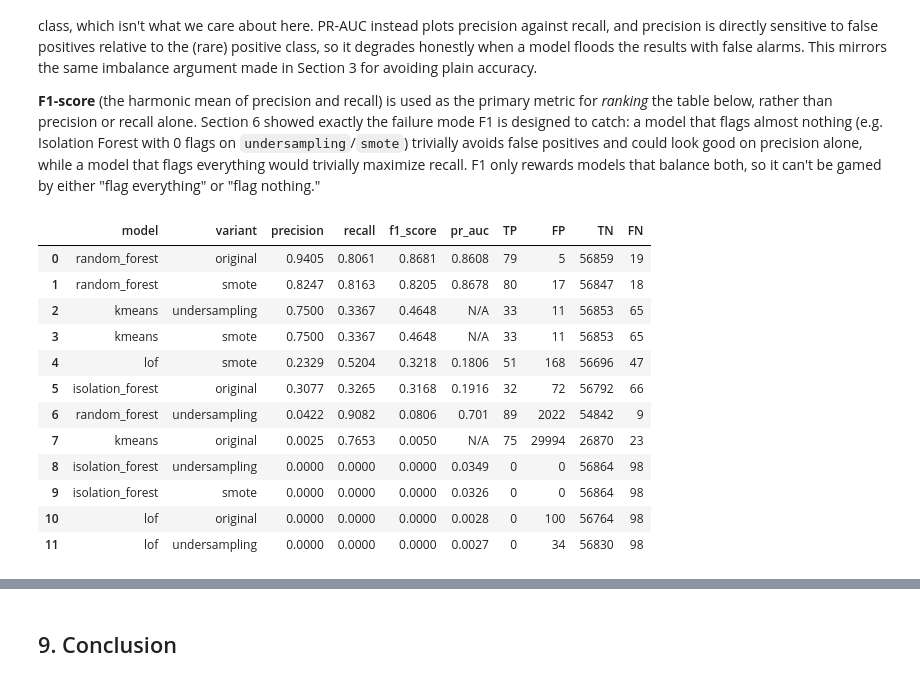
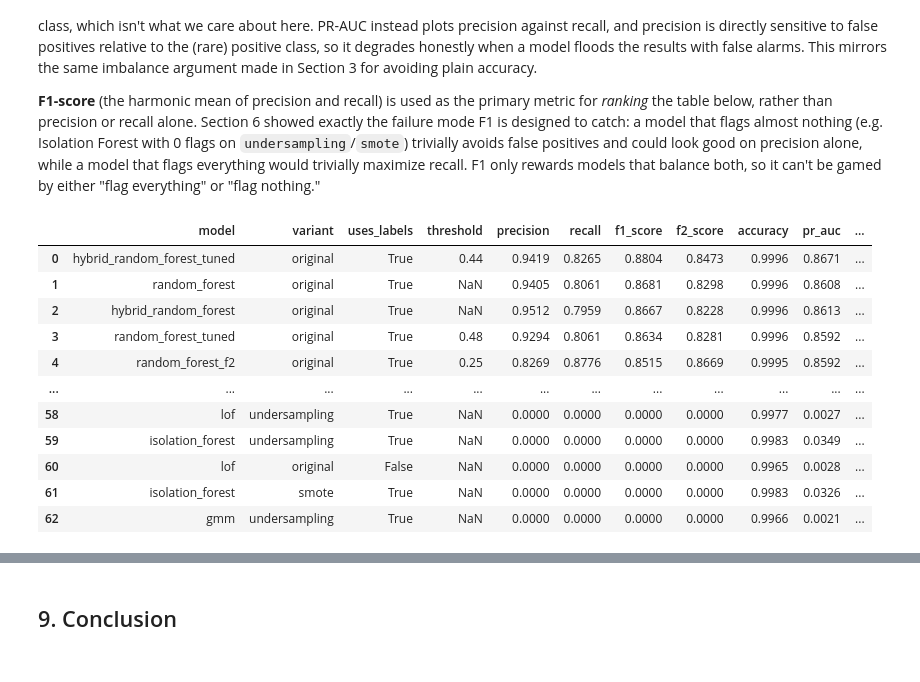
Before and after one commit to bnedter3-13/credit-card-fraud-detection, a Jupyter notebook: notebooks/fraud_detection.ipynb, the cells around one changed output, grey strips where cells are left out. Drawn from its saved outputs; the diff is of its cells as text; code cells hidden in the pictures.

```diff
--- a/notebooks/fraud_detection.ipynb
+++ b/notebooks/fraud_detection.ipynb
@@ -408,0 +650,19 @@ K-Means [smote]: cluster 0 mapped to fraud (train fraud rate 99.97% vs 40.45% in
+# %%
+# K-Means (label-free): anomaly score = distance to the nearest centroid; no y_train cluster mapping.
+# Flag the top TEST_CONTAMINATION fraction of test scores (same rule as GMM / Autoencoder).
+for variant_name, (X_variant, y_variant) in train_variants.items():
+    start = time.time()
+
+    km = KMeans(n_clusters=2, random_state=42, n_init=10).fit(X_variant)
+    score = km.transform(X_test).min(axis=1)
+    y_pred = flag_top_fraction(score)
+
+    predictions[("kmeans_distance", variant_name)] = y_pred
+    train_eval[("kmeans_distance", variant_name)] = (y_variant.to_numpy(), flag_top_fraction(km.transform(X_variant).min(axis=1)))
+    scores[("kmeans_distance", variant_name)] = score
+    runtimes[("kmeans_distance", variant_name)] = time.time() - start
+
+    print(
+        f"K-Means distance [{variant_name}]: {y_pred.sum():,} anomalies flagged "
+        f"out of {len(y_pred):,} test rows ({runtimes[('kmeans_distance', variant_name)]:.1f}s)"
+    )
@@ -455,6 +734,7 @@ for variant_name, (X_variant, y_variant) in train_variants.items():
     y_pred = rf.predict(X_test)
 
     predictions[("random_forest", variant_name)] = y_pred
+    train_eval[("random_forest", variant_name)] = (y_variant.to_numpy(), rf.predict(X_variant))
     runtimes[("random_forest", variant_name)] = time.time() - start
     # predict_proba[:, 1] is P(fraud) — rf.classes_ is sorted ([0, 1]), so
     # column 1 is always the fraud class regardless of training variant
@@ -487,56 +1108,89 @@ from sklearn.metrics import (
     f1_score,
     average_precision_score,
     confusion_matrix,
+    fbeta_score,
 )
 
-# Compute Precision/Recall/F1/PR-AUC/confusion-matrix cells for every
-# (model, variant) combination in the shared `predictions` dict — all 9
-# unsupervised combos from Section 6 plus the 3 Random Forest combos from
-# Section 7, all scored against the same untouched, realistically
-# imbalanced y_test.
+K = 100  # Precision@K / Recall@K: look at the K highest-scoring test transactions
+
+# Models whose training uses labels (supervised, y_train cluster mapping, Class=0 filtering).
+# Any model fit on the undersampling/SMOTE variants also uses labels indirectly (resampling needs y_train).
+LABEL_MODELS = {
+    "kmeans",  # uses y_train for cluster -> fraud mapping
+    "autoencoder_v2",  # trained only on Class=0 rows
+    "random_forest", "logistic_regression",
+    "random_forest_tuned", "logistic_regression_tuned",
+    "hybrid_random_forest", "hybrid_random_forest_tuned",
+    "random_forest_f2", "logistic_regression_f2", "hybrid_random_forest_f2",
+    "random_forest_cw", "random_forest_cw_f2", "logistic_regression_cw", "logistic_regression_cw_f2",
+    "ensemble_or", "ensemble_rank",  # RF part uses labels (the IF part is label-free)
+}
+RESAMPLED_VARIANTS = {"undersampling", "smote"}
+
+def precision_recall_at_k(y_true, y_score, k=K):
+    # stable sort -> ties broken by row order (deterministic)
+    top = np.argsort(-np.asarray(y_score), kind="stable")[:k]
+    tp_k = int(np.asarray(y_true)[top].sum())
+    return tp_k / k, tp_k / int(np.asarray(y_true).sum())
+
+# Compute Precision/Recall/F1/PR-AUC/Precision@K/Recall@K/confusion-matrix cells for every
+# (model, variant) combination in the shared `predictions` dict, all scored against the same
+# untouched, realistically imbalanced y_test.
 eval_rows = []
 for (model_name, variant_name), y_pred in predictions.items():
     y_score = scores.get((model_name, variant_name))
 
     precision = precision_score(y_test, y_pred, zero_division=0)
     recall = recall_score(y_test, y_pred, zero_division=0)
     f1 = f1_score(y_test, y_pred, zero_division=0)
+    f2 = fbeta_score(y_test, y_pred, beta=2, zero_division=0)
     pr_auc = average_precision_score(y_test, y_score) if y_score is not None else np.nan
+    if y_score is not None:
+        p_at_k, r_at_k = precision_recall_at_k(y_test.to_numpy(), y_score)
+    else:
+        p_at_k = r_at_k = np.nan
 
     tn, fp, fn, tp = confusion_matrix(y_test, y_pred, labels=[0, 1]).ravel()
+    accuracy = (tp + tn) / (tp + tn + fp + fn)
 
     eval_rows.append(
         {
             "model": model_name,
             "variant": variant_name,
+            "uses_labels": model_name in LABEL_MODELS or variant_name in RESAMPLED_VARIANTS,
+            "threshold": round(thresholds[(model_name, variant_name)], 4)
+            if (model_name, variant_name) in thresholds else np.nan,
             "precision": round(precision, 4),
             "recall": round(recall, 4),
             "f1_score": round(f1, 4),
+            "f2_score": round(f2, 4),
+            "accuracy": round(accuracy, 4),
             "pr_auc": round(pr_auc, 4) if not np.isnan(pr_auc) else "N/A",
+            f"precision_at_{K}": round(p_at_k, 4) if not np.isnan(p_at_k) else "N/A",
+            f"recall_at_{K}": round(r_at_k, 4) if not np.isnan(r_at_k) else "N/A",
             "TP": int(tp),
             "FP": int(fp),
             "TN": int(tn),
             "FN": int(fn),
         }
     )
 
 eval_df = (
     pd.DataFrame(eval_rows)
     .sort_values("f1_score", ascending=False)
     .reset_index(drop=True)
 )
 eval_df
 # %% [output]
-|  | model | variant | precision | recall | f1_score | pr_auc | TP | FP | TN | FN |
-| 0 | random_forest | original | 0.9405 | 0.8061 | 0.8681 | 0.8608 | 79 | 5 | 56859 | 19 |
-| 1 | random_forest | smote | 0.8247 | 0.8163 | 0.8205 | 0.8678 | 80 | 17 | 56847 | 18 |
-| 2 | kmeans | undersampling | 0.7500 | 0.3367 | 0.4648 | N/A | 33 | 11 | 56853 | 65 |
-| 3 | kmeans | smote | 0.7500 | 0.3367 | 0.4648 | N/A | 33 | 11 | 56853 | 65 |
-| 4 | lof | smote | 0.2329 | 0.5204 | 0.3218 | 0.1806 | 51 | 168 | 56696 | 47 |
-| 5 | isolation_forest | original | 0.3077 | 0.3265 | 0.3168 | 0.1916 | 32 | 72 | 56792 | 66 |
-| 6 | random_forest | undersampling | 0.0422 | 0.9082 | 0.0806 | 0.701 | 89 | 2022 | 54842 | 9 |
-| 7 | kmeans | original | 0.0025 | 0.7653 | 0.0050 | N/A | 75 | 29994 | 26870 | 23 |
-| 8 | isolation_forest | undersampling | 0.0000 | 0.0000 | 0.0000 | 0.0349 | 0 | 0 | 56864 | 98 |
-| 9 | isolation_forest | smote | 0.0000 | 0.0000 | 0.0000 | 0.0326 | 0 | 0 | 56864 | 98 |
-| 10 | lof | original | 0.0000 | 0.0000 | 0.0000 | 0.0028 | 0 | 100 | 56764 | 98 |
-| 11 | lof | undersampling | 0.0000 | 0.0000 | 0.0000 | 0.0027 | 0 | 34 | 56830 | 98 |
+|  | model | variant | uses_labels | threshold | precision | recall | f1_score | f2_score | accuracy | pr_auc | ... |
+| 0 | hybrid_random_forest_tuned | original | True | 0.44 | 0.9419 | 0.8265 | 0.8804 | 0.8473 | 0.9996 | 0.8671 | ... |
+| 1 | random_forest | original | True | NaN | 0.9405 | 0.8061 | 0.8681 | 0.8298 | 0.9996 | 0.8608 | ... |
+| 2 | hybrid_random_forest | original | True | NaN | 0.9512 | 0.7959 | 0.8667 | 0.8228 | 0.9996 | 0.8613 | ... |
+| 3 | random_forest_tuned | original | True | 0.48 | 0.9294 | 0.8061 | 0.8634 | 0.8281 | 0.9996 | 0.8592 | ... |
+| 4 | random_forest_f2 | original | True | 0.25 | 0.8269 | 0.8776 | 0.8515 | 0.8669 | 0.9995 | 0.8592 | ... |
+| ... | ... | ... | ... | ... | ... | ... | ... | ... | ... | ... | ... |
+| 58 | lof | undersampling | True | NaN | 0.0000 | 0.0000 | 0.0000 | 0.0000 | 0.9977 | 0.0027 | ... |
+| 59 | isolation_forest | undersampling | True | NaN | 0.0000 | 0.0000 | 0.0000 | 0.0000 | 0.9983 | 0.0349 | ... |
+| 60 | lof | original | False | NaN | 0.0000 | 0.0000 | 0.0000 | 0.0000 | 0.9965 | 0.0028 | ... |
+| 61 | isolation_forest | smote | True | NaN | 0.0000 | 0.0000 | 0.0000 | 0.0000 | 0.9983 | 0.0326 | ... |
+| 62 | gmm | undersampling | True | NaN | 0.0000 | 0.0000 | 0.0000 | 0.0000 | 0.9966 | 0.0021 | ... |
```
Also changed, not shown: parts of 62 cells of this notebook, 6 other files.
